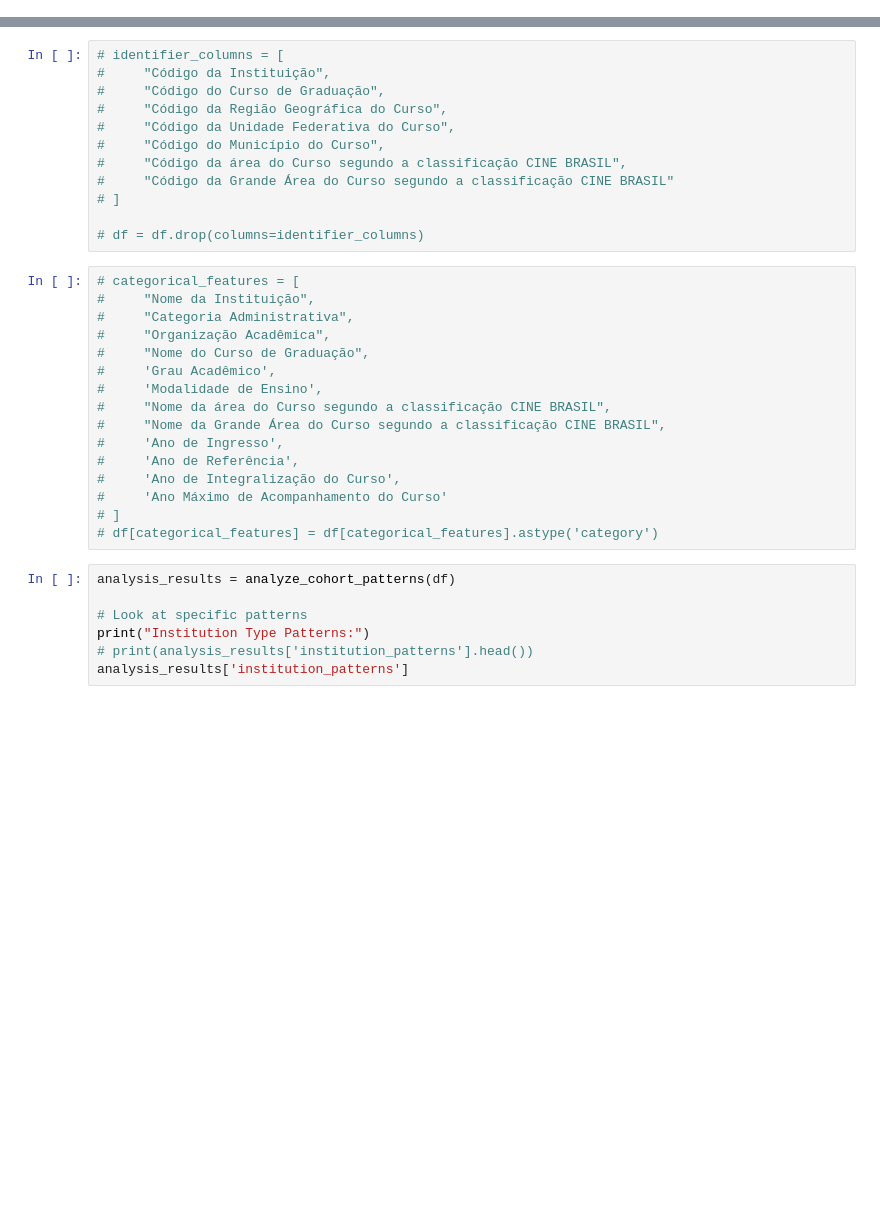
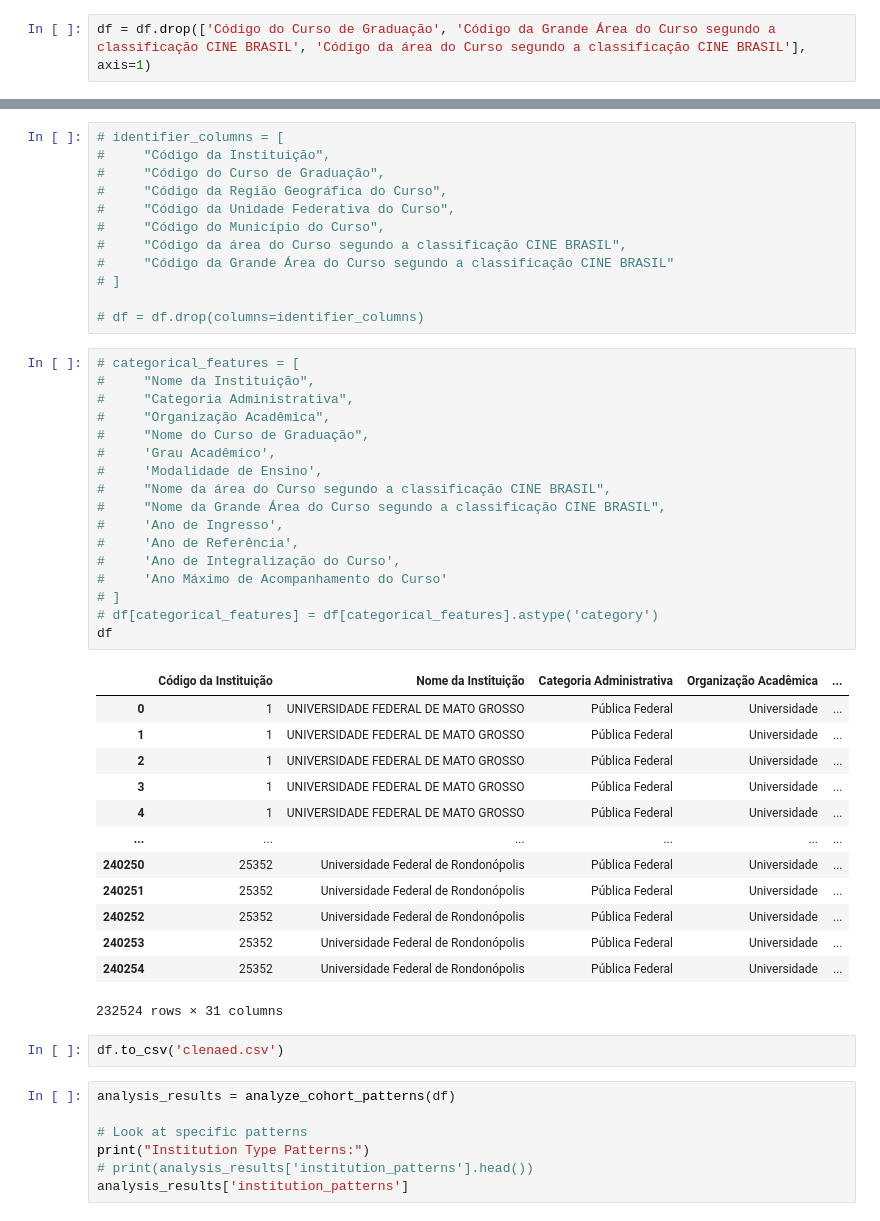
Before and after one commit to Torugo/tcc_mba_esalq, a Jupyter notebook: exploratorio.ipynb, the cells around one changed output, grey strips where cells are left out. Drawn from its saved outputs; the diff is of its cells as text; blank space fills up the shorter version.

```diff
--- a/exploratorio.ipynb
+++ b/exploratorio.ipynb
@@ -68,3 +76,5 @@ df['Organização Acadêmica'] = df['Organização Acadêmica'].replace(organiza
 df['Código da Região Geográfica do Curso'] = df['Código da Região Geográfica do Curso'].replace(regiao_geografica_dict)
 df['Grau Acadêmico'] = df['Grau Acadêmico'].replace(grau_academico_dict)
 df['Modalidade de Ensino'] = df['Modalidade de Ensino'].replace(modalidade_ensino_dict)
+# %%
+df = df.drop(['Código do Curso de Graduação', 'Código da Grande Área do Curso segundo a classificação CINE BRASIL', 'Código da área do Curso segundo a classificação CINE BRASIL'], axis=1)
@@ -166,19 +199,36 @@ df.dropna(inplace=True)
 # %%
 # categorical_features = [
 #     "Nome da Instituição",
 #     "Categoria Administrativa",
 #     "Organização Acadêmica",
 #     "Nome do Curso de Graduação",
 #     'Grau Acadêmico',
 #     'Modalidade de Ensino',
 #     "Nome da área do Curso segundo a classificação CINE BRASIL",
 #     "Nome da Grande Área do Curso segundo a classificação CINE BRASIL",
 #     'Ano de Ingresso',
 #     'Ano de Referência',
 #     'Ano de Integralização do Curso',
 #     'Ano Máximo de Acompanhamento do Curso'
 # ]
 # df[categorical_features] = df[categorical_features].astype('category')
+df
+# %% [output]
+|  | Código da Instituição | Nome da Instituição | Categoria Administrativa | Organização Acadêmica | ... |
+| 0 | 1 | UNIVERSIDADE FEDERAL DE MATO GROSSO | Pública Federal | Universidade | ... |
+| 1 | 1 | UNIVERSIDADE FEDERAL DE MATO GROSSO | Pública Federal | Universidade | ... |
+| 2 | 1 | UNIVERSIDADE FEDERAL DE MATO GROSSO | Pública Federal | Universidade | ... |
+| 3 | 1 | UNIVERSIDADE FEDERAL DE MATO GROSSO | Pública Federal | Universidade | ... |
+| 4 | 1 | UNIVERSIDADE FEDERAL DE MATO GROSSO | Pública Federal | Universidade | ... |
+| ... | ... | ... | ... | ... | ... |
+| 240250 | 25352 | Universidade Federal de Rondonópolis | Pública Federal | Universidade | ... |
+| 240251 | 25352 | Universidade Federal de Rondonópolis | Pública Federal | Universidade | ... |
+| 240252 | 25352 | Universidade Federal de Rondonópolis | Pública Federal | Universidade | ... |
+| 240253 | 25352 | Universidade Federal de Rondonópolis | Pública Federal | Universidade | ... |
+| 240254 | 25352 | Universidade Federal de Rondonópolis | Pública Federal | Universidade | ... |
+232524 rows × 31 columns
+# %%
+df.to_csv('clenaed.csv')
 # %%
 analysis_results = analyze_cohort_patterns(df)
 
```
Also changed, not shown: parts of 2 cells of this notebook.
